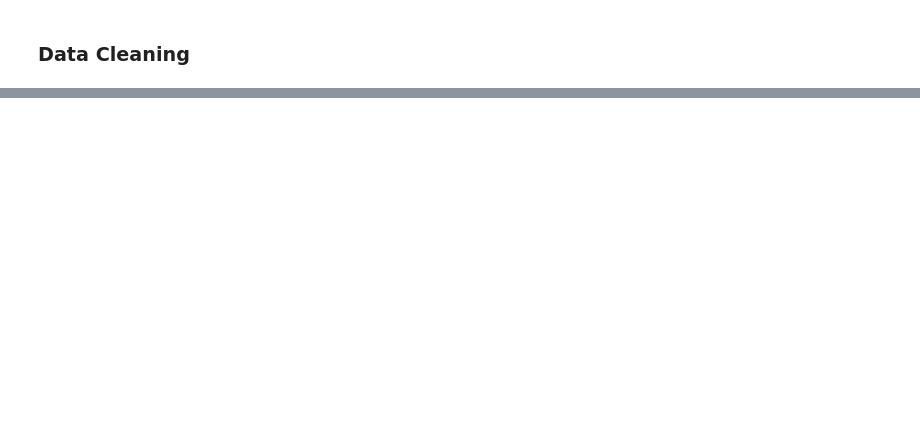
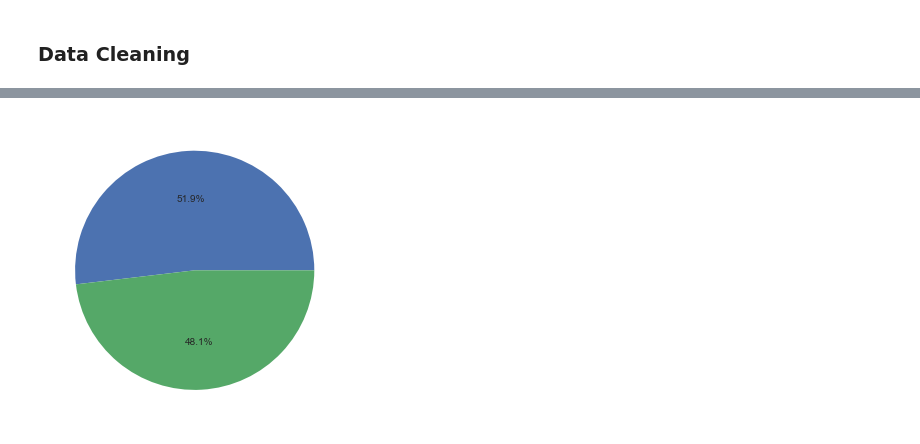
Before and after one commit to abideen-olawuwo/autism-prediction, a Jupyter notebook: autism prediction.ipynb, the cells around one changed output, grey strips where cells are left out. Cells and saved outputs as stored; diff of their text form; code cells hidden in the pictures; blank space fills up the shorter version.

```diff
--- a/autism prediction.ipynb
+++ b/autism prediction.ipynb
@@ -157,0 +203,5 @@ df_train = df_train.replace({'yes':1, 'no':0, '?':'Others', 'others':'Others'})
+# %%
+plt.pie(df_train['gender'].value_counts().values, autopct='%1.1f%%')
+plt.show()
+# %% [output]
+[figure, added]
```
Also changed, not shown: parts of 26 cells of this notebook.
